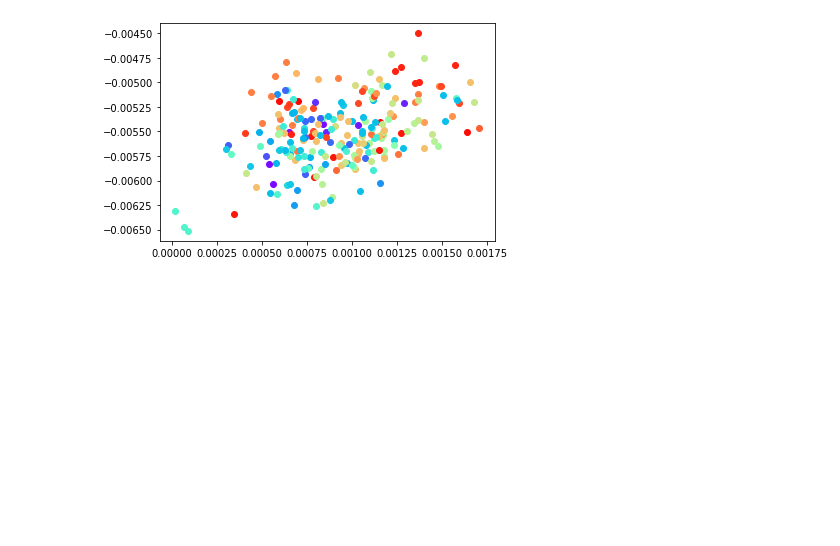
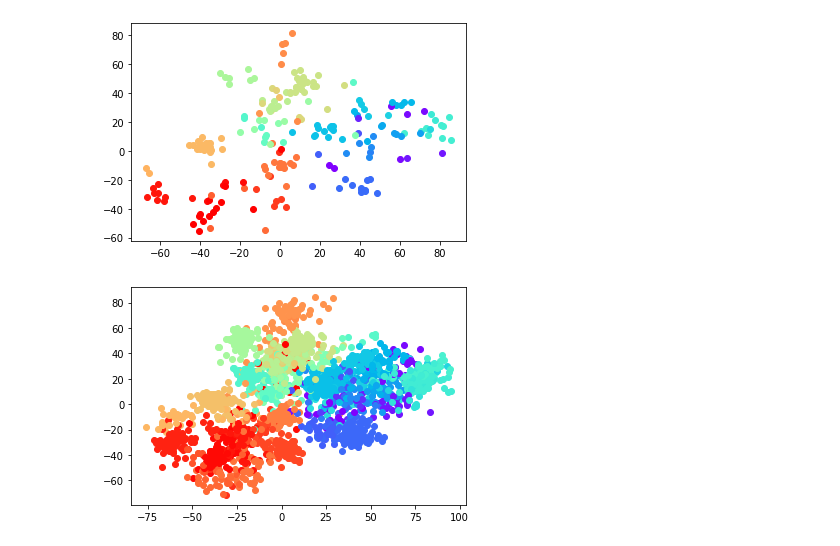
Before and after one commit to GrigoryBartosh/hse08_ip, a Jupyter notebook: hw3_neural.ipynb, the cells around one changed output. Drawn from its saved outputs; the diff is of its cells as text; code cells hidden in the pictures; blank space fills up the shorter version.

```diff
--- a/hw3_neural.ipynb
+++ b/hw3_neural.ipynb
@@ -40,10 +43,10 @@ PATH_DATA = 'tl-signs-hse-itmo-2020-winter.zip'
 
 device = torch.device('cuda:0' if torch.cuda.is_available() else 'cpu')
 
-BATCH_SIZE = 256
+BATCH_SIZE = 32
 LR = 0.001
 W_L2 = 0
-EPOCHS1 = 10
+EPOCHS1 = 35
 EPOCHS2 = 35
 # %%
 xs, ys = [], []
@@ -239,28 +242,25 @@ class TripletLoss(nn.Module):
         ys2 = ys[None, :].expand(bs, bs)
         return ys1 == ys2
 
-    def get_mean_scores(self, scores, match_class):
-        pos_scores = (scores * match_class).sum(dim=1) / match_class.sum(dim=1)
-        neg_scores = (scores * (~match_class)).sum(dim=1) / (~match_class).sum(dim=1)
-        return pos_scores, neg_scores
-
-    def get_hard_scores(self, scores, match_class):
-        pos_scores, _ = (scores * match_class).max(dim=1)
-        neg_scores, _ = (scores * (~match_class) + scores.max() * match_class).min(dim=1)
-        return pos_scores, neg_scores
+    def self.get_pair_losses(self, pos_scores, neg_scores):
+        bs = pos_scores.shape[0]
+        pos_scores = pos_scores[:, :, None].expand(bs, bs, bs)
+        neg_scores = neg_scores[:, None, :].expand(bs, bs, bs)
+        pair_losses = torch.max(pos_scores - neg_scores + self.margin,
+                                torch.zeros_like(pos_scores))
 
     def forward(self, xs, ys):
         scores = self.get_scores(xs)
         match_class = self.get_match_class(ys)
 
-        if self.hard:
-            pos_scores, neg_scores = self.get_hard_scores(scores, match_class)
-        else:
-            pos_scores, neg_scores = self.get_mean_scores(scores, match_class)
+        pos_scores = scores * match_class - \
+                     (scores.max() + self.margin) * (~match_class)
+        neg_scores = scores * (~match_class) + \
+                     (scores.max() + self.margin) * match_class
 
-        loss = torch.max(pos_scores - neg_scores + self.margin,
-                         torch.zeros_like(pos_scores))
-        loss = loss.mean()
+        pair_losses = self.get_pair_losses(pos_scores, neg_scores)
+        pair_losses = pair_losses.
+
 
         return loss
 
@@ -415,7 +416,7 @@ optimizer = optim.Adam(filter(lambda p: p.requires_grad, nn_model.parameters()),
                        LR, weight_decay=W_L2)
 
 nn_model.train()
-nn_model = train(nn_model, criterion, optimizer, None, EPOCHS1)
+nn_model = train(nn_model, criterion, optimizer, None, 30)
 # %% [output]
 Logging results to Weights & Biases (Documentation).
 Project page: https://app.wandb.ai/gbarto/hse08_ip_hw_3
@@ -425,9 +443,9 @@ Run page: https://app.wandb.ai/gbarto/hse08_ip_hw_3/runs/m9ef5wou
 criterion = AnsableTripletLoss(margin=10.0, p=2, hard=True)
 
 optimizer = optim.Adam(filter(lambda p: p.requires_grad, nn_model.parameters()),
-                       LR, weight_decay=W_L2)
+                       0.0001, weight_decay=W_L2)
 
-nn_model = train(nn_model, criterion, optimizer, None, EPOCHS2)
+nn_model = train(nn_model, criterion, optimizer, None, 30)
 # %% [output]
 Logging results to Weights & Biases (Documentation).
 Project page: https://app.wandb.ai/gbarto/hse08_ip_hw_3
@@ -435,9 +453,10 @@ Run page: https://app.wandb.ai/gbarto/hse08_ip_hw_3/runs/z13s4xq0
 [interactive output not drawn]
 # %%
 draw(nn_model.models[0], x_train[::100], y_train[::100])
-#draw(nn_model.models[0], x_val, y_val)
+draw(nn_model.models[0], x_val, y_val)
 # %% [output]
-[figure, old version]
+[figure, new version]
+[figure, added]
 # %%
 nn_model.eval()
 
```
Also changed, not shown: parts of 6 cells of this notebook.
